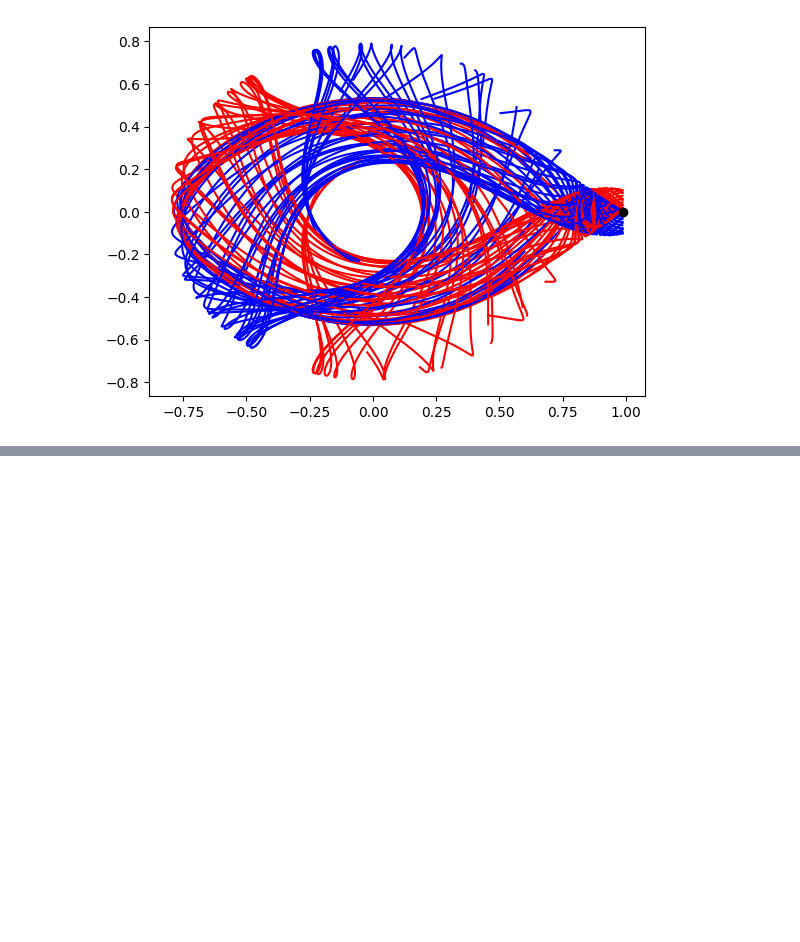
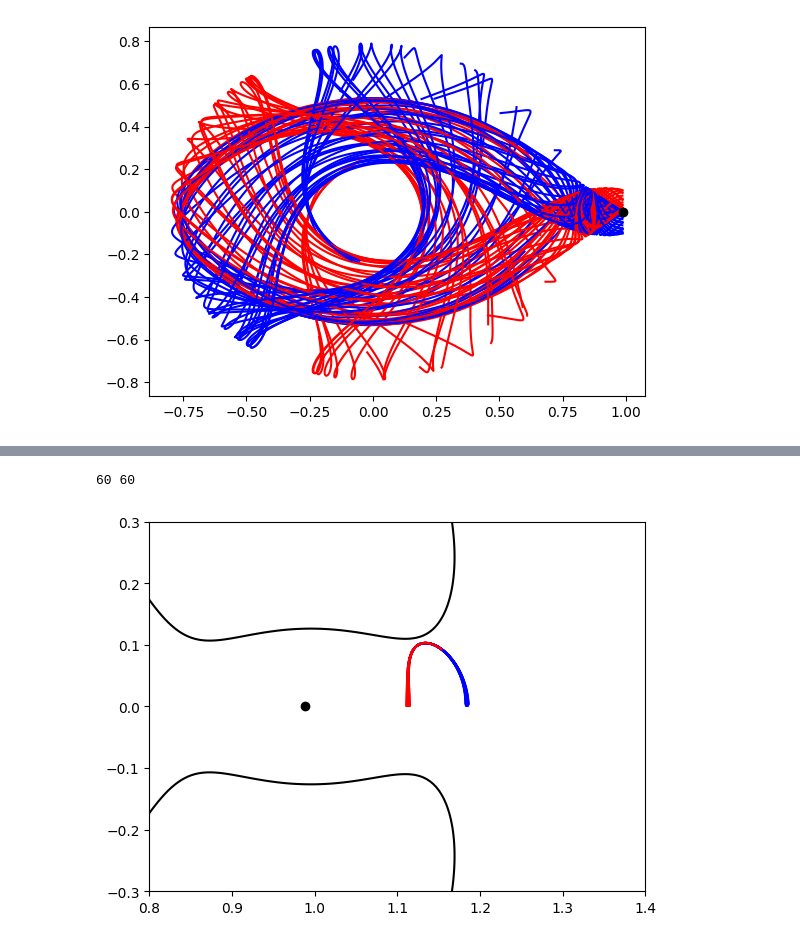
Before and after one commit to Meoli96/Trajectory, a Jupyter notebook: Ex1/test1_2.ipynb, the cells around one changed output, grey strips where cells are left out. Cells and saved outputs as stored; diff of their text form; code cells hidden in the pictures; blank space fills up the shorter version.

```diff
--- a/Ex1/test1_2.ipynb
+++ b/Ex1/test1_2.ipynb
@@ -102,0 +134,31 @@ TypeError: 'NoneType' object is not subscriptable
+# %%
+def EPS2(S, tol):
+    # Poincare section at y = 0
+    # We limit the x axis to a range [1-mu 1.2]
+    x_lim_i = 1 - muEM
+    x_lim_s = 2
+
+    # Compute the distance to the section
+    if S[1] < tol and S[0] > x_lim_i and S[0] < x_lim_s:
+        return True
+    else:
+        return False
+# %%
+cutsL2_EPS2, sursL2_EPS2, cutuL2_EPS2, suruL2_EPS2 = manL2.surface_hit(EPS2, 1e-3)
+# %%
+print(len(cutsL2_EPS2), len(cutuL2_EPS2))
+# %% [output]
+60 60
+# %%
+plt.figure()
+for i in range(len(cutsL2_EPS2)):
+    plt.plot(cutsL2_EPS2[i][0], cutsL2_EPS2[i][1], "r",)
+    plt.plot(cutuL2_EPS2[i][0], cutuL2_EPS2[i][1], "b",)
+plt.plot([1-muEM], [0], "ko")
+plt.xlim(0.8, 1.4)
+plt.ylim(-0.3, 0.3)
+
+manL2.plot_ZVC()
+plt.show()
+# %% [output]
+[figure, added]
```
Also changed, not shown: parts of 6 cells of this notebook.
